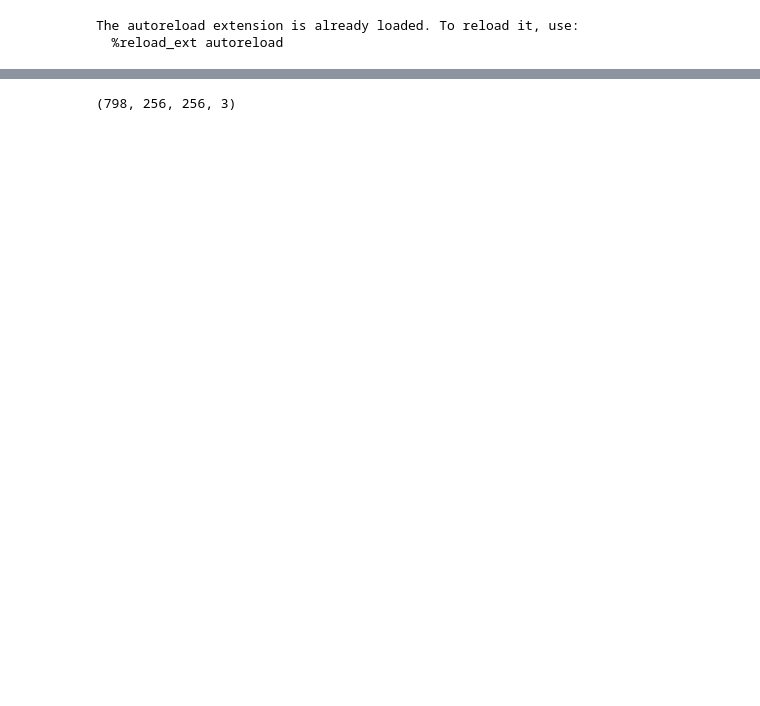
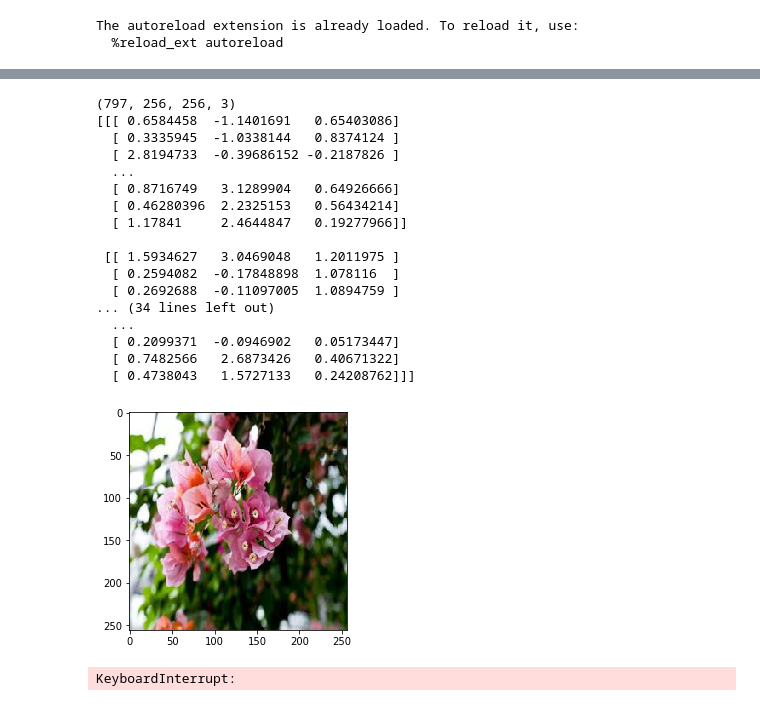
Before and after one commit to zhxy0091/colorization, a Jupyter notebook: train.ipynb, the cells around one changed output, grey strips where cells are left out. Drawn from its saved outputs; the diff is of its cells as text; code cells hidden in the pictures; blank space fills up the shorter version.

```diff
--- a/train.ipynb
+++ b/train.ipynb
@@ -37,46 +79,54 @@ def show_images(images,gray = False):
     else :
         plt.imshow(images);
     plt.show()
 
 print (Y_train.shape)
 
 with tf.variable_scope("model") as scope:
     hsv_out,rgb_out,hsv_in,rgb_in = complex_pokemon_model2(Y,is_training)
     loss = tf.reduce_mean(tf.square(hsv_out-hsv_in))
     optimiser = tf.train.AdamOptimizer(3e-3)
     train_step = optimiser.minimize(loss)
 
 sess = tf.Session()
 sess.run(tf.global_variables_initializer())
 
-batch_size = 12
+batch_size = 1
 epoch_number = 0
 def train_epoch(target):
     sizee = target.shape[0]
     for i in range(sizee//batch_size):
         feed_dict = {Y: (target[i*batch_size:batch_size*i+batch_size]),is_training:True}
         losses,_,rgb_o,rgb_i = sess.run([loss,train_step,rgb_out,rgb_in],feed_dict)
-        print (losses)
+        #print (losses)
         if(i%100 == 0):
+            print(rgb_o[0])
+           # show_images(rgb_o[0])
+            show_images(rgb_i[0])
 
-            show_images(rgb_o[5])
-            show_images(rgb_i[5])
-
-def val_result(data, target):
-    sizee = data.shape[0]
-    for i in range(sizee//batch_size):
-        feed_dict = {Y:  (target[i*batch_size:batch_size*i+batch_size]),
-                     X: data[i*batch_size:batch_size*i+batch_size],is_training:False}
-        losses = sess.run([loss_test,rgb_out],feed_dict)
-        if(i%5 ==0):
-            print (losses)
 
 num_epochs = 5
 for i in range(num_epochs):
     epoch_number = i
     train_epoch(Y_train)
     print ("Next Epoch",i)
-
-    #val_result(X_test, Y_test)
 # %% [output]
-(798, 256, 256, 3)
+(797, 256, 256, 3)
+[[[ 0.6584458  -1.1401691   0.65403086]
+  [ 0.3335945  -1.0338144   0.8374124 ]
+  [ 2.8194733  -0.39686152 -0.2187826 ]
+  ...
+  [ 0.8716749   3.1289904   0.64926666]
+  [ 0.46280396  2.2325153   0.56434214]
+  [ 1.17841     2.4644847   0.19277966]]
+
+ [[ 1.5934627   3.0469048   1.2011975 ]
+  [ 0.2594082  -0.17848898  1.078116  ]
+  [ 0.2692688  -0.11097005  1.0894759 ]
+... (34 lines left out)
+  ...
+  [ 0.2099371  -0.0946902   0.05173447]
+  [ 0.7482566   2.6873426   0.40671322]
+  [ 0.4738043   1.5727133   0.24208762]]]
+[figure, added]
+KeyboardInterrupt:
```
Also changed, not shown: parts of 3 cells of this notebook, 3 other files.
